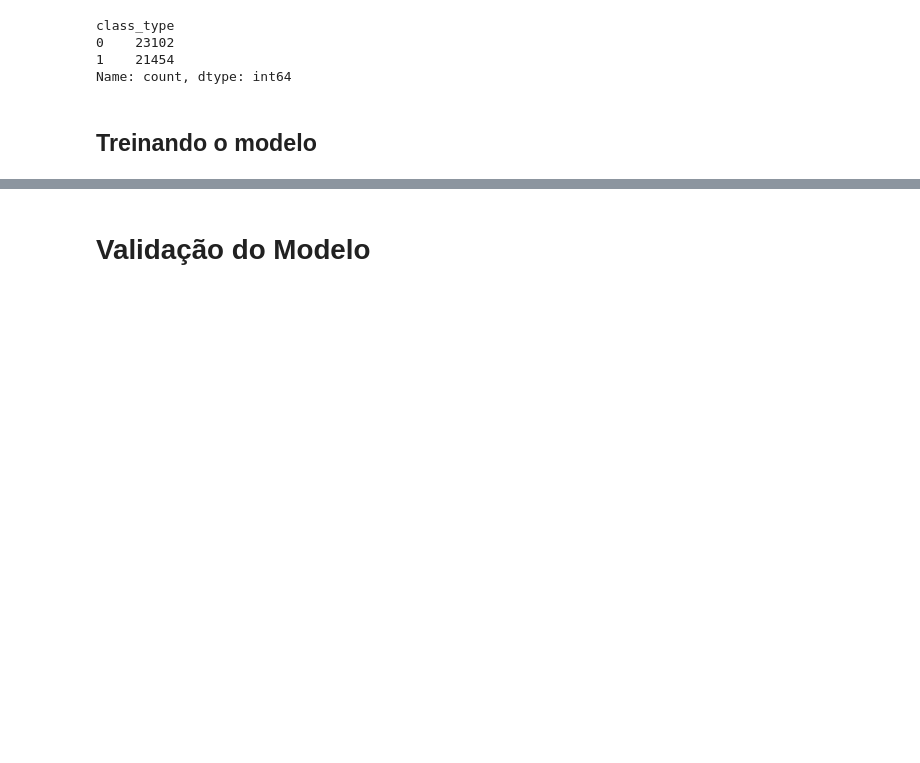
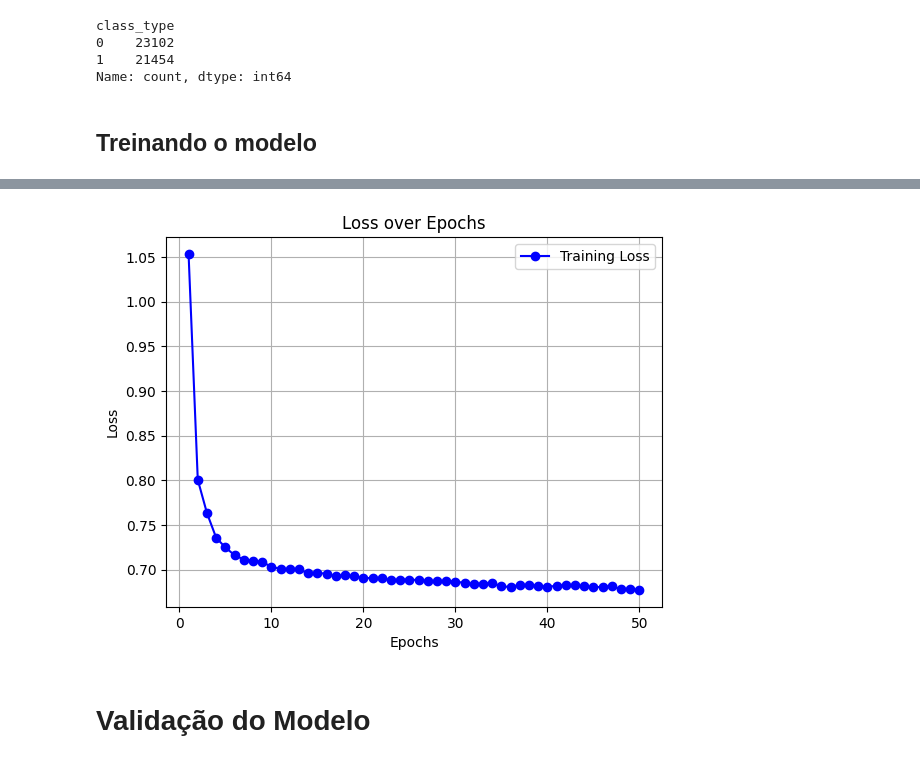
Before and after one commit to heloisebastos/NSL-KDD-Deteccao-Anomalias-Redes-Computadores, a Jupyter notebook: main.ipynb, the cells around one changed output, grey strips where cells are left out. Cells and saved outputs as stored; diff of their text form; code cells hidden in the pictures; blank space fills up the shorter version.

Commit message:
feat: adiciona modelo com 72% de acuracia

```diff
--- a/main.ipynb
+++ b/main.ipynb
@@ -342,3 +350,10 @@ class_type
 0    53952
 1    50009
 Name: count, dtype: int64
+# %%
+# Filtrar os dados normais
+normal_train_df = train_df[train_df['class_type'] == 0]  # 0 representa 'normal'
+
+# Printar a quantidade de dados que sobraram
+print('Quantidade de dados normais restantes:')
+normal_train_df['class_type'].value_counts()
@@ -344,0 +365,3 @@ Name: count, dtype: int64
+# %%
+# Remover a coluna de rótulo
+normal_train_df = normal_train_df.drop(columns=['class_type'])
@@ -382,10 +450,13 @@ import torch
 import torch.nn as nn
 
 # Definindo as dimensões do modelo
-input_dim = X_train.shape[1]
+#input_dim = X_train.shape[1]
+input_dim= X_train_tensor_normal.shape[1]
 hidden_dim1 = 256  # Primeira camada oculta
 hidden_dim2 = 128  # Segunda camada oculta
-latent_dim = 64    # Dimensões na camada latente
+latent_dim = 32    # Dimensões na camada latente
+
+loss_values = []
 
 class VAE(nn.Module):
     def __init__(self, input_dim, hidden_dim1, hidden_dim2, latent_dim):
@@ -426,18 +497,18 @@ model = VAE(input_dim, hidden_dim1, hidden_dim2, latent_dim)
 # Função de perda usando BCE e KLD
 def loss_function(recon_x, x, mu, logvar):
     BCE = nn.functional.mse_loss(recon_x, x, reduction='sum')  # Usando MSE
-    KLD = -0.5 * torch.sum(1 + logvar - mu.pow(2) - logvar.exp())
+    KLD = -0.1 * torch.sum(1 + logvar - mu.pow(2) - logvar.exp())
     return BCE + KLD
 
-# Aumentando o número de épocas e ajustando o otimizador
-num_epochs = 100
-optimizer = torch.optim.Adam(model.parameters(), lr=5e-5, weight_decay=1e-5)
+optimizer = torch.optim.Adam(model.parameters(), lr=1e-3, weight_decay=1e-5)
+num_epochs = 50
+
 
 # Treinamento
 for epoch in range(num_epochs):
     model.train()
     train_loss = 0
-    for batch_idx, (data,) in enumerate(train_loader):
+    for batch_idx, (data,) in enumerate(train_loader_normal):
         optimizer.zero_grad()
         data = data.view(-1, input_dim)
         recon_batch, mu, logvar = model(data)
@@ -446,6 +517,8 @@ for epoch in range(num_epochs):
         train_loss += loss.item()
         optimizer.step()
 
-    train_loss /= len(train_loader.dataset)
+    train_loss /= len(train_loader_normal.dataset)
+    loss_values.append(train_loss)  # Adiciona a perda da época à lista
+
     print(f'Epoch {epoch + 1} Loss: {train_loss:.4f}')
 # %% [output]
@@ -469,3 +542,15 @@ Epoch 100 Loss: 2.0983
+# %%
+
+# Gerar gráfico da perda em função das épocas
+plt.plot(range(1, num_epochs + 1), loss_values, marker='o', color='b', label='Training Loss')
+plt.xlabel('Epochs')
+plt.ylabel('Loss')
+plt.title('Loss over Epochs')
+plt.legend()
+plt.grid(True)
+plt.show()
+# %% [output]
+[figure, added]
 # %% [markdown]
 # Validação do Modelo
 # %%
```
Also changed, not shown: parts of 13 cells of this notebook, 4 other files.
